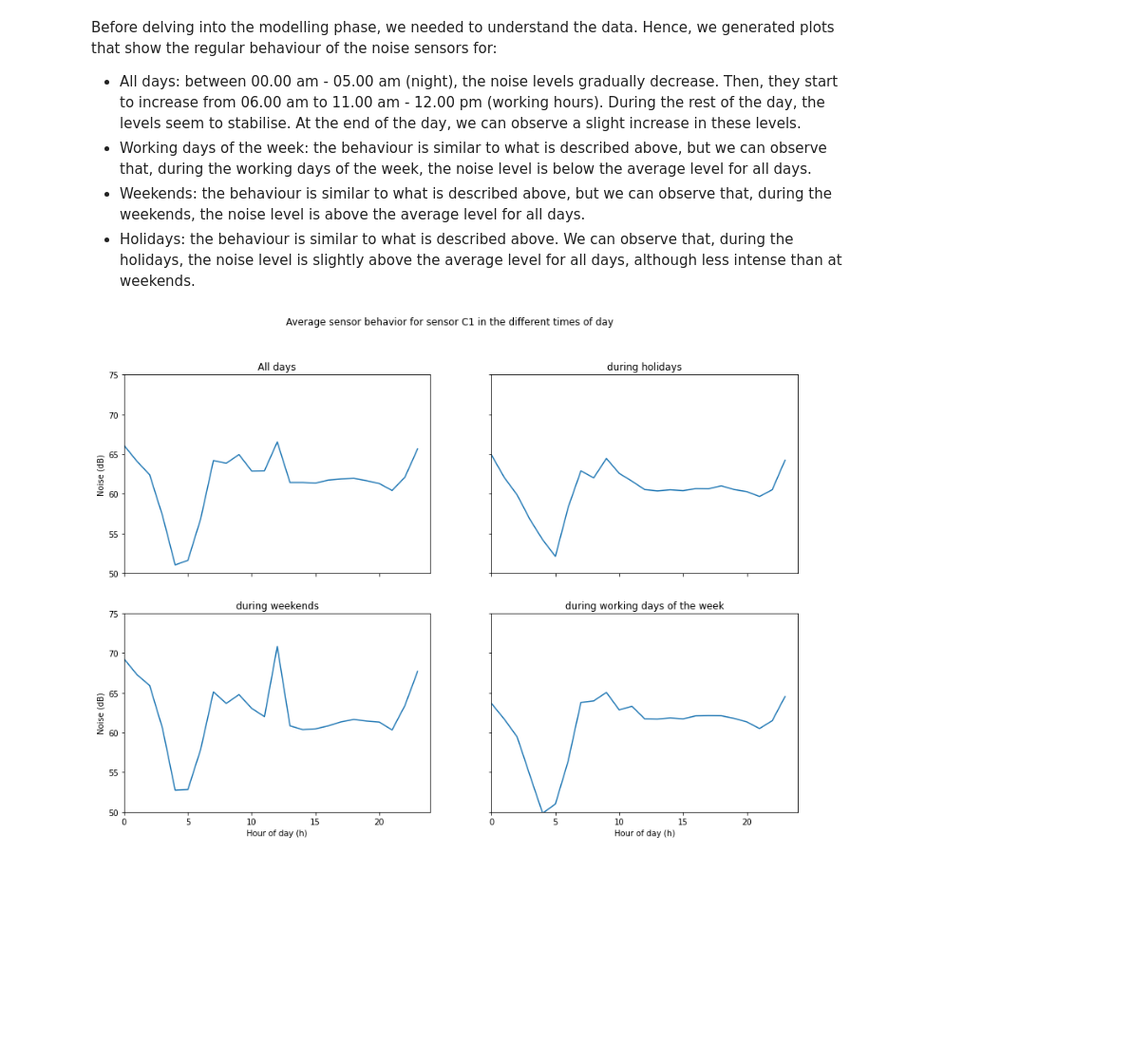
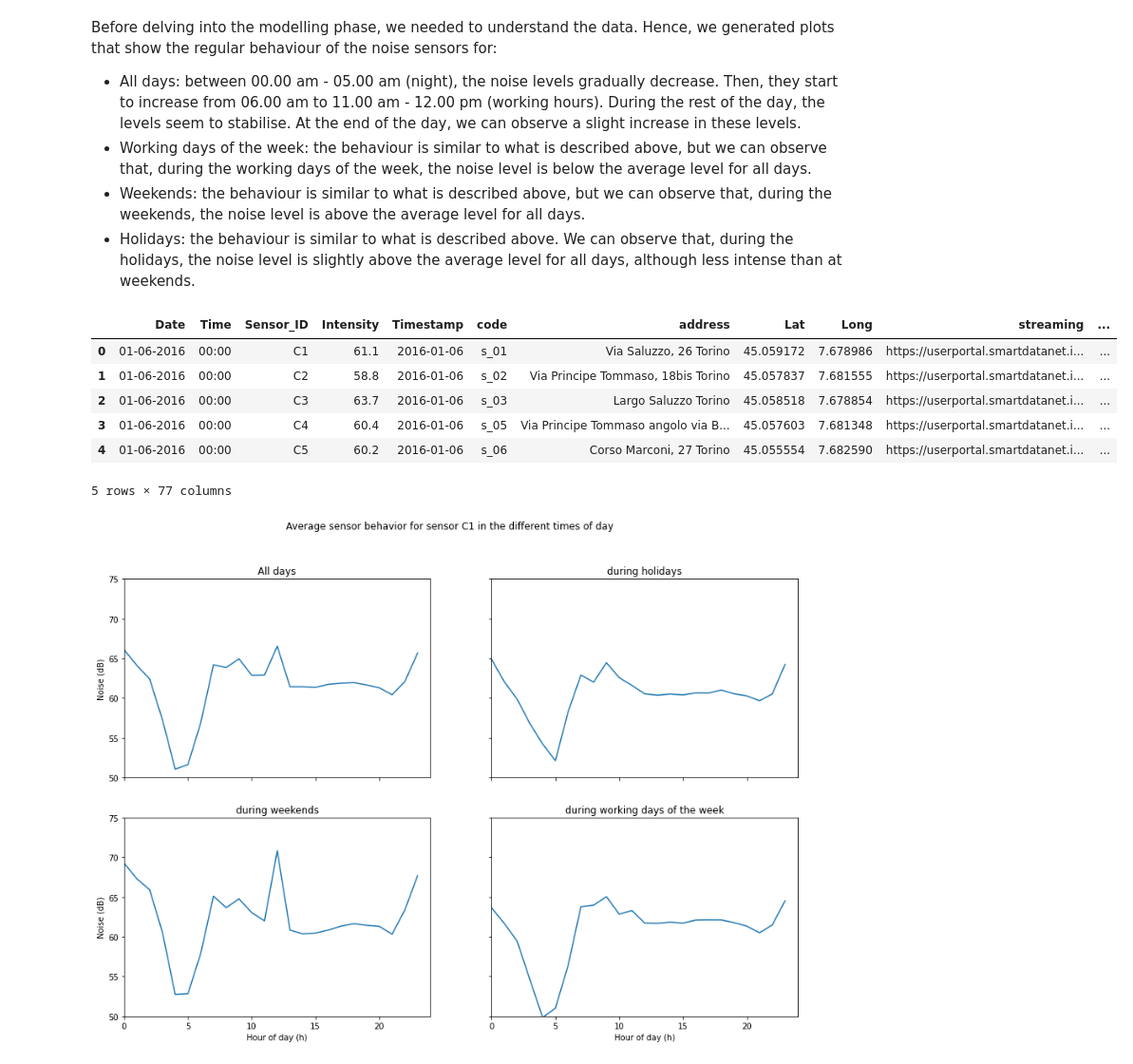
Before and after one commit to TiagoFilipeSousaGoncalves/wdl-tech-moguls, a Jupyter notebook: finals/Deliverable.ipynb, the cells around one changed output. Shown at 95% size. Drawn from its saved outputs; the diff is of its cells as text; code cells hidden in the pictures; blank space fills up the shorter version.

```diff
--- a/finals/Deliverable.ipynb
+++ b/finals/Deliverable.ipynb
@@ -366,0 +423,14 @@ avg_intensity_per_hour = df_noise[df_noise.Sensor_ID == 'C1'].groupby(df_noise.T
+# %%
+# Create a new dataframe with the new date features (please notice the use of the variable with the Italy's Holidays as a date feature)
+df_noise = get_date_features(df_noise, date_col='Timestamp', suffix='now', holidays_list=it_holidays)
+
+# Show the resulting dataframe
+df_noise.head()
+# %% [output]
+|  | Date | Time | Sensor_ID | Intensity | Timestamp | code | address | Lat | Long | streaming | ... |
+| 0 | 01-06-2016 | 00:00 | C1 | 61.1 | 2016-01-06 | s_01 | Via Saluzzo, 26 Torino | 45.059172 | 7.678986 | https://userportal.smartdatanet.i... | ... |
+| 1 | 01-06-2016 | 00:00 | C2 | 58.8 | 2016-01-06 | s_02 | Via Principe Tommaso, 18bis Torino | 45.057837 | 7.681555 | https://userportal.smartdatanet.i... | ... |
+| 2 | 01-06-2016 | 00:00 | C3 | 63.7 | 2016-01-06 | s_03 | Largo Saluzzo Torino | 45.058518 | 7.678854 | https://userportal.smartdatanet.i... | ... |
+| 3 | 01-06-2016 | 00:00 | C4 | 60.4 | 2016-01-06 | s_05 | Via Principe Tommaso angolo via B... | 45.057603 | 7.681348 | https://userportal.smartdatanet.i... | ... |
+| 4 | 01-06-2016 | 00:00 | C5 | 60.2 | 2016-01-06 | s_06 | Corso Marconi, 27 Torino | 45.055554 | 7.682590 | https://userportal.smartdatanet.i... | ... |
+5 rows × 77 columns
```
Also changed, not shown: parts of 69 cells of this notebook.
